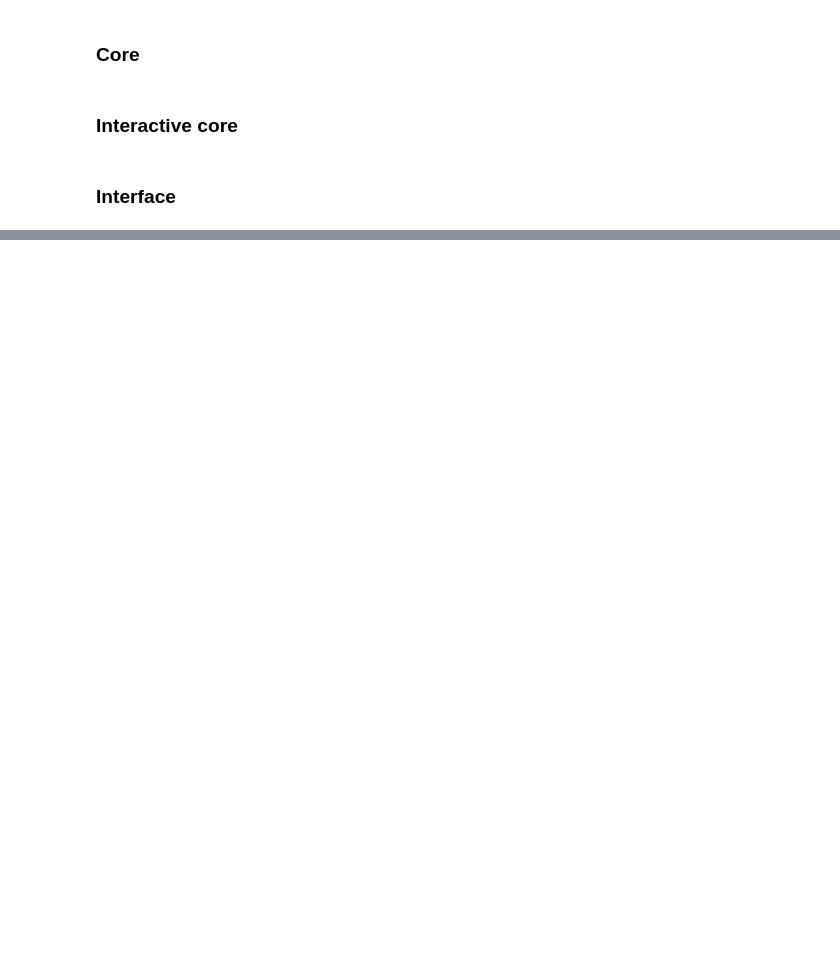
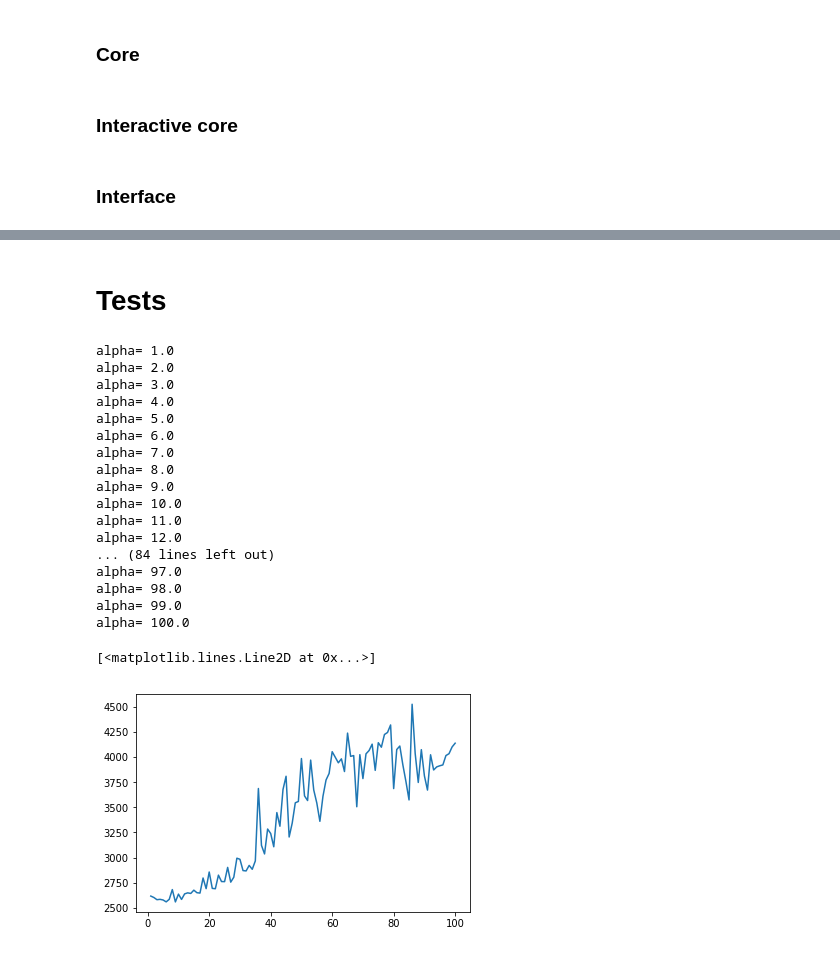
Before and after one commit to damianhorna/backprojection-tomography, a Jupyter notebook: interactive.ipynb, the cells around one changed output, grey strips where cells are left out. Saved outputs shown, nothing was run; the diff lists cells and outputs as text; code cells hidden in the pictures; blank space fills up the shorter version.

Commit message:
ceil instead of int for iterations number; tests on alpha and detectors

```diff
--- a/interactive.ipynb
+++ b/interactive.ipynb
@@ -75,7 +75,7 @@ def gen_sinogram(n,angle, alphaStepDeg, img):
     for p1,p2 in zip(em, det):
         lines.append(bresenham(p1,p2))
 
-    sinogram = np.zeros((n, int(360/alphaStepDeg)))
+    sinogram = np.zeros((n, math.ceil(360/alphaStepDeg)))
     i=0
     for alpha in range(0,360,alphaStepDeg):
         rotated = []
@@ -345,3 +345,5 @@ IntText(value=2, description='∆α (deg)')
 Checkbox(value=False, description='filtering')
 Checkbox(value=False, description='show intermediate steps')
 [interactive output not drawn]
+# %% [markdown]
+# Tests
@@ -347,0 +402,23 @@ Checkbox(value=False, description='show intermediate steps')
+# %%
+a, e1 = test_on_alpha(1, 100)
+plt.plot(a,e1)
+# %% [output]
+alpha= 1.0
+alpha= 2.0
+alpha= 3.0
+alpha= 4.0
+alpha= 5.0
+alpha= 6.0
+alpha= 7.0
+alpha= 8.0
+alpha= 9.0
+alpha= 10.0
+alpha= 11.0
+alpha= 12.0
+... (84 lines left out)
+alpha= 97.0
+alpha= 98.0
+alpha= 99.0
+alpha= 100.0
+[<matplotlib.lines.Line2D at 0x...>]
+[figure, added]
```
Also changed, not shown: parts of 2 cells of this notebook.
